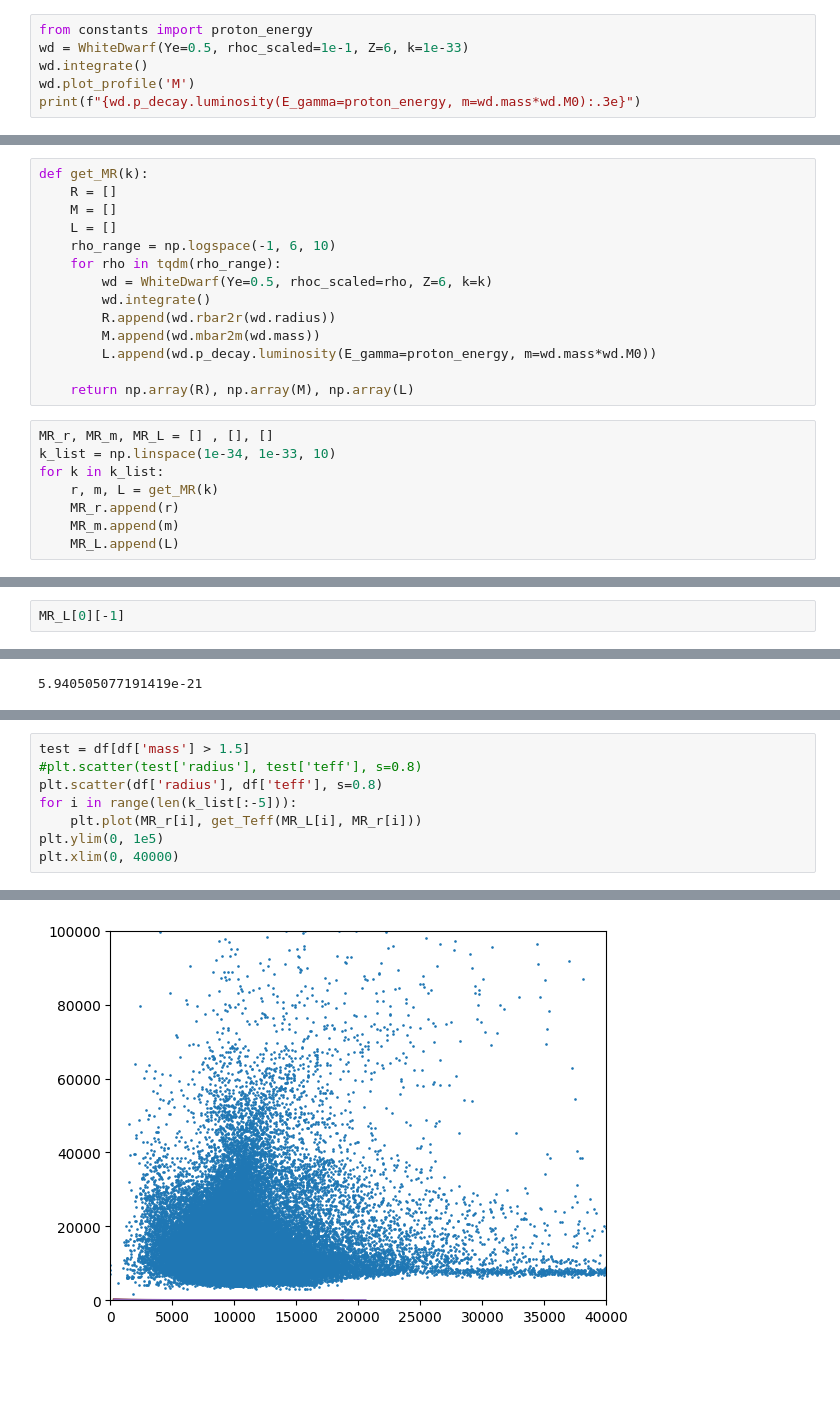
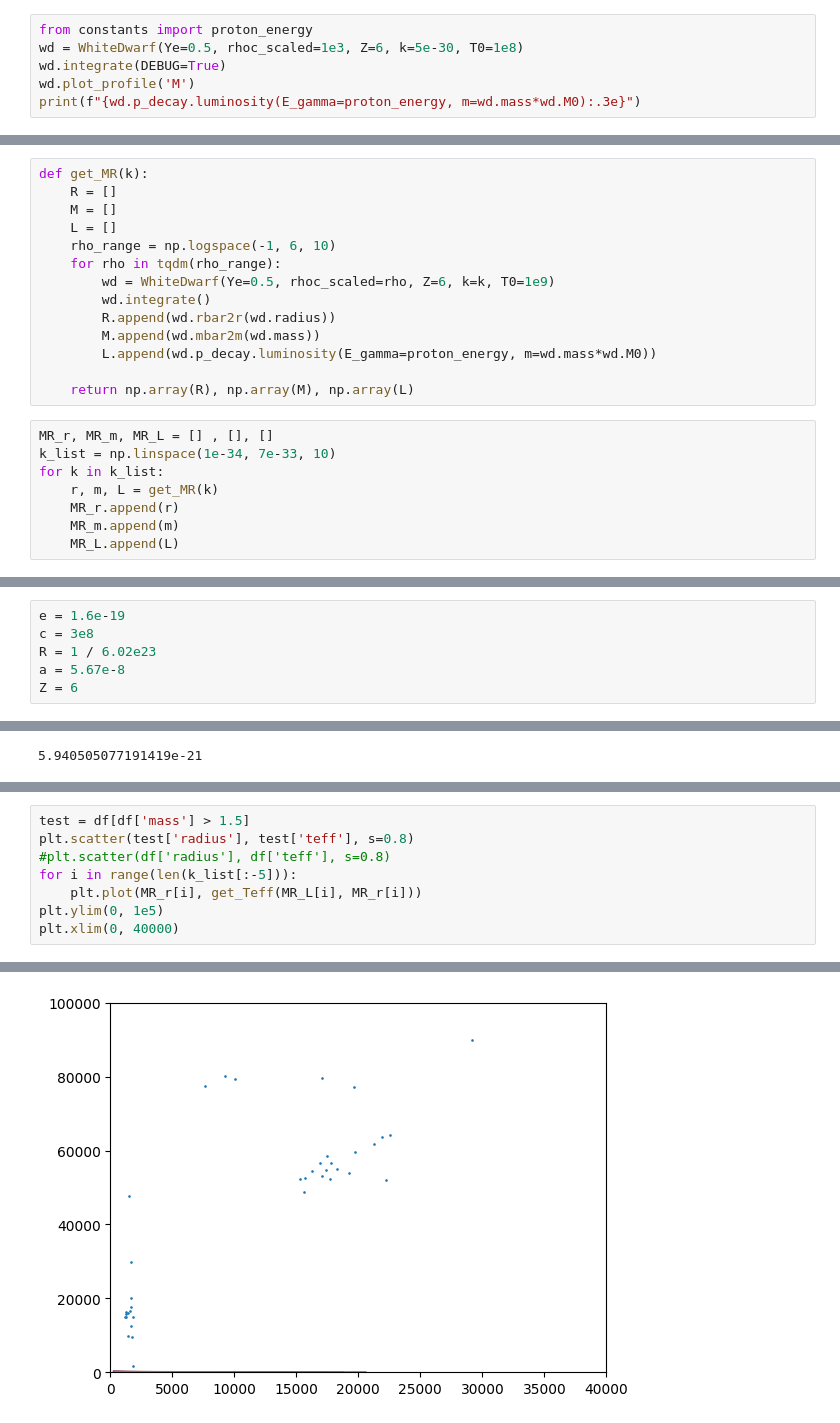
Before and after one commit to yttcari/FYP, a Jupyter notebook: proton_decay/main.ipynb, the cells around one changed output, grey strips where cells are left out. Saved outputs shown, nothing was run; the diff lists cells and outputs as text; blank space fills up the shorter version.

```diff
--- a/proton_decay/main.ipynb
+++ b/proton_decay/main.ipynb
@@ -16,7 +16,7 @@ wd_k0.plot_profile("M")
 # %%
 from constants import proton_energy
-wd = WhiteDwarf(Ye=0.5, rhoc_scaled=1e-1, Z=6, k=1e-33)
-wd.integrate()
+wd = WhiteDwarf(Ye=0.5, rhoc_scaled=1e3, Z=6, k=5e-30, T0=1e8)
+wd.integrate(DEBUG=True)
 wd.plot_profile('M')
 print(f"{wd.p_decay.luminosity(E_gamma=proton_energy, m=wd.mass*wd.M0):.3e}")
 # %% [output]
@@ -39,7 +93,7 @@ def get_MR(k):
     L = []
     rho_range = np.logspace(-1, 6, 10)
     for rho in tqdm(rho_range):
-        wd = WhiteDwarf(Ye=0.5, rhoc_scaled=rho, Z=6, k=k)
+        wd = WhiteDwarf(Ye=0.5, rhoc_scaled=rho, Z=6, k=k, T0=1e9)
         wd.integrate()
         R.append(wd.rbar2r(wd.radius))
         M.append(wd.mbar2m(wd.mass))
@@ -48,7 +102,7 @@ def get_MR(k):
     return np.array(R), np.array(M), np.array(L)
 # %%
 MR_r, MR_m, MR_L = [] , [], []
-k_list = np.linspace(1e-34, 1e-33, 10)
+k_list = np.linspace(1e-34, 7e-33, 10)
 for k in k_list:
     r, m, L = get_MR(k)
     MR_r.append(r)
@@ -105,4 +141,8 @@ plt.legend()
 # %%
-MR_L[0][-1]
+e = 1.6e-19
+c = 3e8
+R = 1 / 6.02e23
+a = 5.67e-8
+Z = 6
 # %% [output]
 2.8294015723415e+20
@@ -144,11 +173,11 @@ KeyboardInterrupt:
 # %%
 test = df[df['mass'] > 1.5]
-#plt.scatter(test['radius'], test['teff'], s=0.8)
-plt.scatter(df['radius'], df['teff'], s=0.8)
+plt.scatter(test['radius'], test['teff'], s=0.8)
+#plt.scatter(df['radius'], df['teff'], s=0.8)
 for i in range(len(k_list[:-5])):
     plt.plot(MR_r[i], get_Teff(MR_L[i], MR_r[i]))
 plt.ylim(0, 1e5)
 plt.xlim(0, 40000)
 # %% [output]
 (0.0, 40000.0)
-[figure, old version]
+[figure, new version]
```
Also changed, not shown: parts of 16 cells of this notebook, 5 other files.
